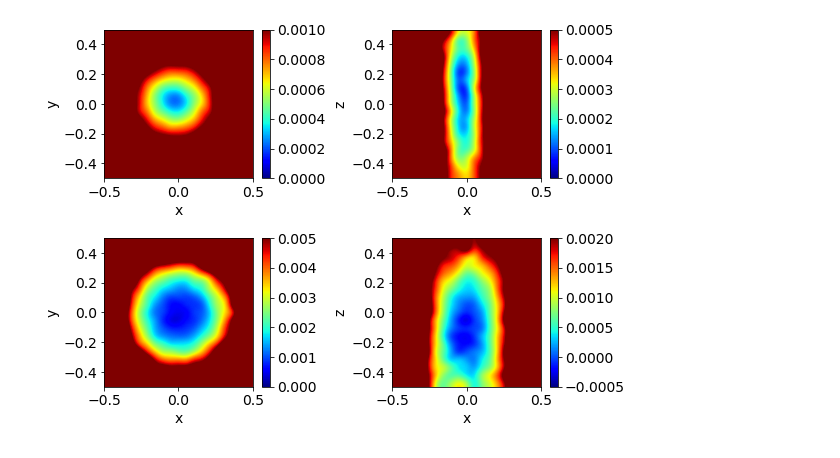
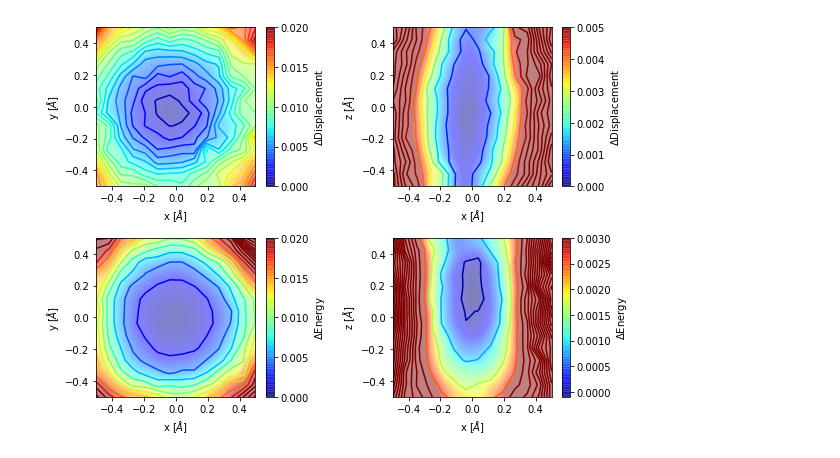
Before and after one commit to christophhofer40/CH-reconstruction, a Jupyter notebook: plot_potential.ipynb, the cells around one changed output. Drawn from its saved outputs; the diff is of its cells as text; code cells hidden in the pictures.

```diff
--- a/plot_potential.ipynb
+++ b/plot_potential.ipynb
@@ -5,7 +5,7 @@ from mpl_toolkits.mplot3d import Axes3D
 plt.rcParams.update({'font.size': 14})
 # %%
 ## import data
-path='tests_new/'
+path='tests_small/'
 data=np.loadtxt(path+'potential.txt',skiprows=1)
 # %%
 ## set up variables
@@ -152,7 +190,7 @@ for j in range(2):
 ## averaged 2D projected plots
 (xlimen,xlimdist)=(0.5,0.5)
 
-step=0.055 #A
+step=0.075 #A
 xmesh=np.linspace(-xlimen,xlimen,(2*xlimen)/step+1)
 mesh=np.meshgrid(xmesh,xmesh)
 
@@ -165,7 +203,6 @@ bisigns[signs<0]=-1
 ## set up axis for loop
 x_ax=[xr,np.sqrt((xr**2+yr**2))*bisigns]
 proj=[yr,zr]
-axs=['y','z']
 dists_avg_xy=np.zeros(mesh[0].shape)
 dists_avg_xz=np.zeros(mesh[0].shape)
 en_avg_xy=np.zeros(mesh[0].shape)
@@ -179,37 +216,42 @@ values=[dists,energy]
 ## average in a certain ragion
 for h in range(2):
     for k in range(2):
         for i in range(mesh[0].shape[0]):
             for j in range(mesh[0].shape[1]):
                 xradius=mesh[0][j,i]
                 yradius=mesh[1][j,i]
                 tags[h][k][j,i]=np.median(values[h][(x_ax[k]>=xradius)*(x_ax[k]<xradius+step)*
                                                     (proj[k]>=yradius)*(proj[k]<yradius+step)])
 
-
 ## set up plots
 
+colors=['Blues','Reds']
 colors=['jet','jet']
-lims=[[(0,0.001),(0,0.0005)],[(0,0.005),(-0.0005,0.002)]]
+cblabel=['Displacement','Energy']
+lims=[[(0,0.02),(0,0.005)],[(-0.000,0.02),(-0.0001,0.003)]]
 
 f,ax=plt.subplots(2,2,figsize=(8.2,6))
 for j in range(2):
     signs=(xr+yr)
     bisigns=np.ones(signs.shape)
     bisigns[signs<0]=-1
     x_ax=[xr,np.sqrt((xr**2+yr**2))*bisigns]
     proj=[yr,zr]
-    axs=['y','z']
+    axs=['y [$\AA$]','z [$\AA$]']
     for i in range(2):
-        sp=ax[j,i].imshow(tags[j][i],extent=[-xlimen,xlimen,-xlimen,xlimen],cmap=colors[j],interpolation='bicubic')
+        sp=ax[j,i].imshow(tags[j][i],extent=[-xlimen,xlimen,-xlimen,xlimen],cmap=colors[j],interpolation='bicubic',
+                          origin='lower',alpha=0.5)
+        #sp=ax[j,i].contourf(mesh[0],mesh[1],tags[j][i],vmin= lims[j][i][0], vmax=lims[j][i][1],cmap=colors[j])
+        ax[j,i].contour(mesh[0],mesh[1],tags[j][i],vmin= lims[j][i][0], vmax=lims[j][i][1],cmap=colors[j],levels=20)
         ax[j][i].set_aspect('equal')
-        ax[j][i].set_xlabel('x')
+        ax[j][i].set_xlabel('x [$\AA$]')
         ax[j][i].set_ylabel(axs[i])
         cb=fig.colorbar(sp, ax=ax[j][i])
         cb.set_clim(lims[j][i])
+        cb.set_label('$\Delta$'+cblabel[j])
         cb.draw_all()
-plt.tight_layout(w_pad=2)
+plt.tight_layout(w_pad=3)
 plt.savefig(path+'2dpotentials.svg')
 plt.show()
 # %% [output]
-[figure, old version]
+[figure, new version]
```
Also changed, not shown: parts of 6 cells of this notebook, 4 other files.
